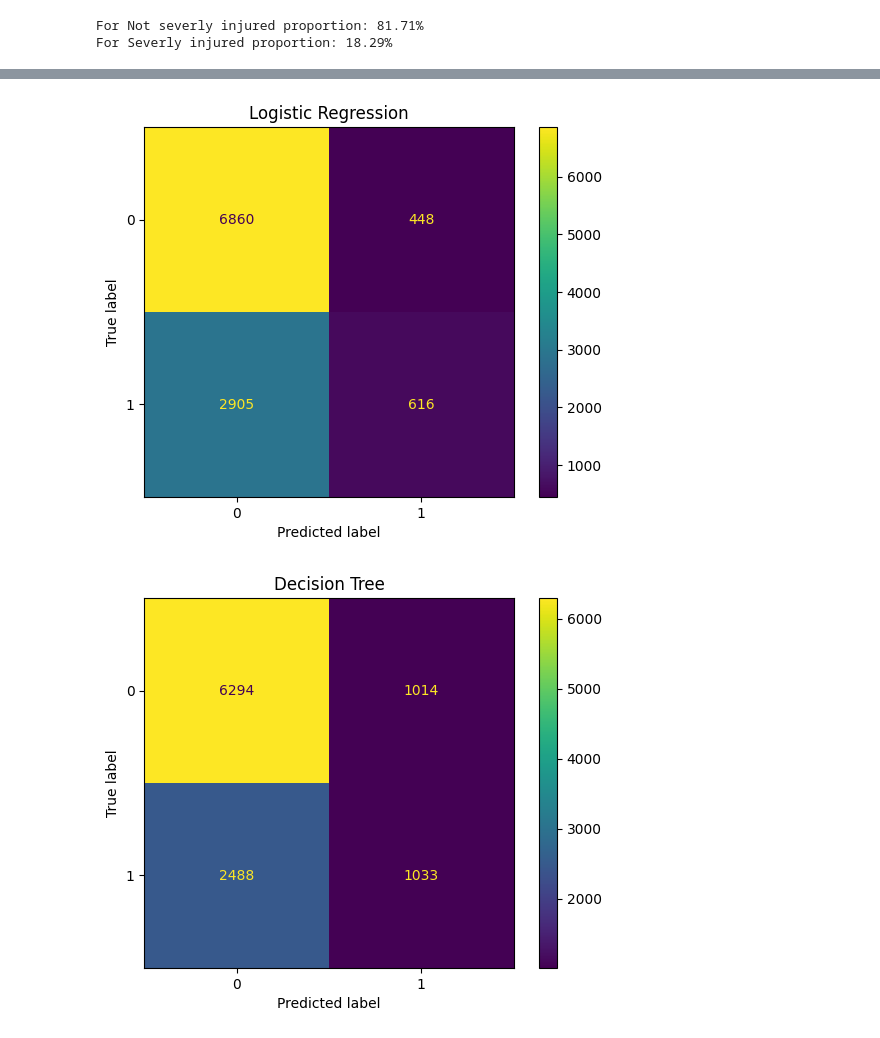
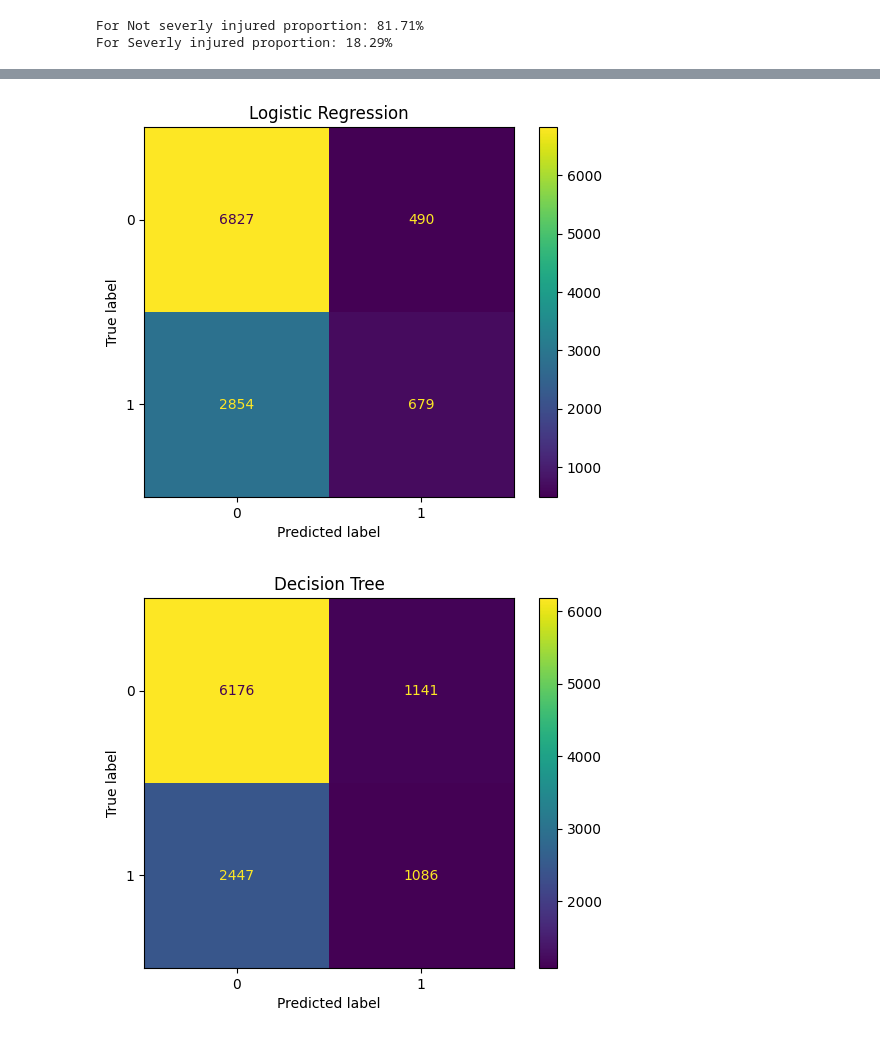
Before and after one commit to KaterinaGalkina/RoadAccidentSeverityPrediction, a Jupyter notebook: usagers.ipynb, the cells around one changed output, grey strips where cells are left out. Saved outputs shown, nothing was run; the diff lists cells and outputs as text; code cells hidden in the pictures.

```diff
--- a/usagers.ipynb
+++ b/usagers.ipynb
@@ -656,31 +674,27 @@ non determinable       10588
 dtype: int64
 # %%
+# sorting features by category
 numerical_features = ["age"]
-binary_features = ["aucun", "gilet_reflechissant", 'autre', 'non determinable' ]
-categorical_features = list(
-    set(features_pedestrians) - set(numerical_features) - set(binary_features))
+binary_features = ["aucun", "gilet_reflechissant", 'autre', 'non determinable']
+categorical_features = list(set(features_pedestrians) - set(numerical_features) - set(binary_features))
 # %%
+# splitting the set into training and testing
 X = df_pedestrians_n[features_pedestrians]
 y = df_pedestrians_n[target]
-X_train, X_test, y_train, y_test = train_test_split(
-    X,
-    y,
-    test_size=0.2,
-    random_state=42,
-    stratify=df_pedestrians_n[target]
-)
+X_train, X_test, y_train, y_test = train_test_split(X, y, test_size=0.2, random_state=20, stratify=y)
 # %%
 preprocessor = ColumnTransformer(
     transformers=[
         ("cat", OneHotEncoder(handle_unknown="ignore"), categorical_features),
-        ("num", StandardScaler(), numerical_features)
+        ("num", StandardScaler(), numerical_features),
+        ("bin", "passthrough", binary_features)
     ]
 )
 
 models = {
-    "Logistic Regression": LogisticRegression(max_iter=1000),
-    "Decision Tree": DecisionTreeClassifier(),
-    "Gradient Boosting": GradientBoostingClassifier()
+    "Logistic Regression": LogisticRegression(max_iter=1000, random_state=20),
+    "Decision Tree": DecisionTreeClassifier(random_state=20),
+    "Gradient Boosting": GradientBoostingClassifier(random_state=20)
 }
 
 pipelines = {
@@ -692,7 +706,7 @@ pipelines = {
 }
 
 for name, pipe in pipelines.items():
-    y_pred = cross_val_predict(pipe, X_train, y_train, cv=5) # un label prédit pour chaque exemple de X_train
+    y_pred = cross_val_predict(pipe, X_train, y_train, cv=StratifiedKFold(n_splits=5, shuffle=True, random_state=20))
 
     precision = precision_score(y_train,y_pred)
     recall = recall_score(y_train, y_pred)
@@ -727,14 +740,0 @@ weighted avg       0.67      0.69      0.65     43312
-# %%
-X_tr, X_val, y_tr, y_val = train_test_split(X_train, y_train, test_size = .2)
-for name, pipe in pipelines.items():
-    pipe.fit(X_tr, y_tr)
-    y_pred = pipe.predict(X_val) # un label prédit pour chaque exemple de X_train
-
-    precision, recall, f1, _ = precision_recall_fscore_support(y_val, y_pred, average="binary")
-    print("\n", name)
-    print("Precision:", precision)
-    print("Recall:", recall)
-    print("F1:", f1)
-    print("Accuracy:", accuracy)
-
-    print(classification_report(y_val, y_pred))
@@ -759,11 +741,12 @@ weighted avg       0.67      0.70      0.66      8663
 # %%
 for name, model in pipelines.items():
+    model.fit(X_train, y_train)
     y_pred = model.predict(X_test)
     cm = confusion_matrix(y_test, y_pred)
     disp = ConfusionMatrixDisplay(confusion_matrix=cm)
     disp.plot()
     plt.title(name)
     plt.show()
 # %% [output]
 [figure]
-[figure, old version]
+[figure, new version]
```
Also changed, not shown: parts of 35 cells of this notebook.
